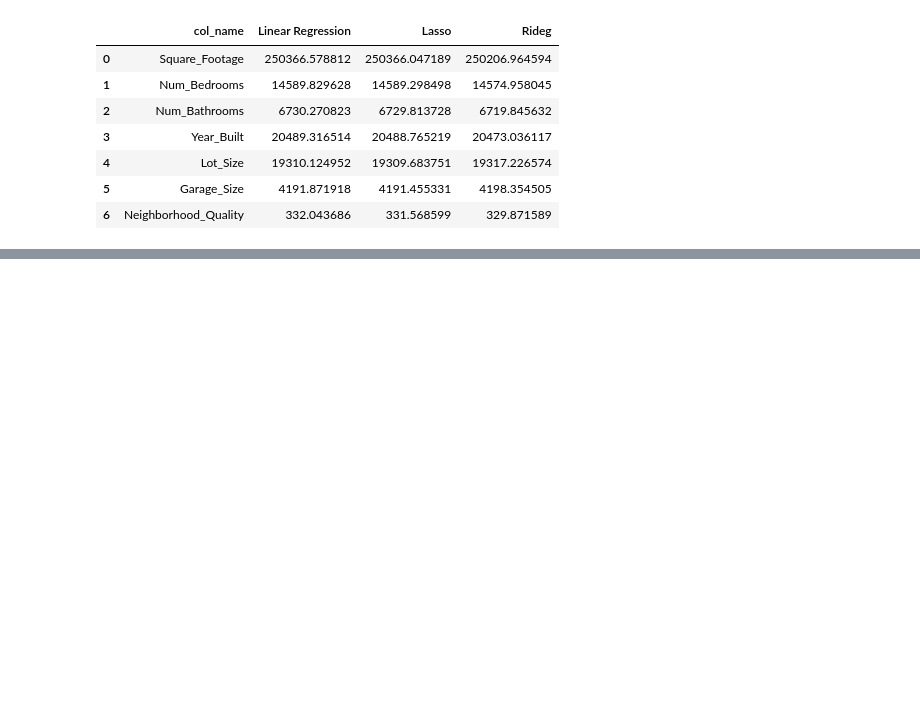
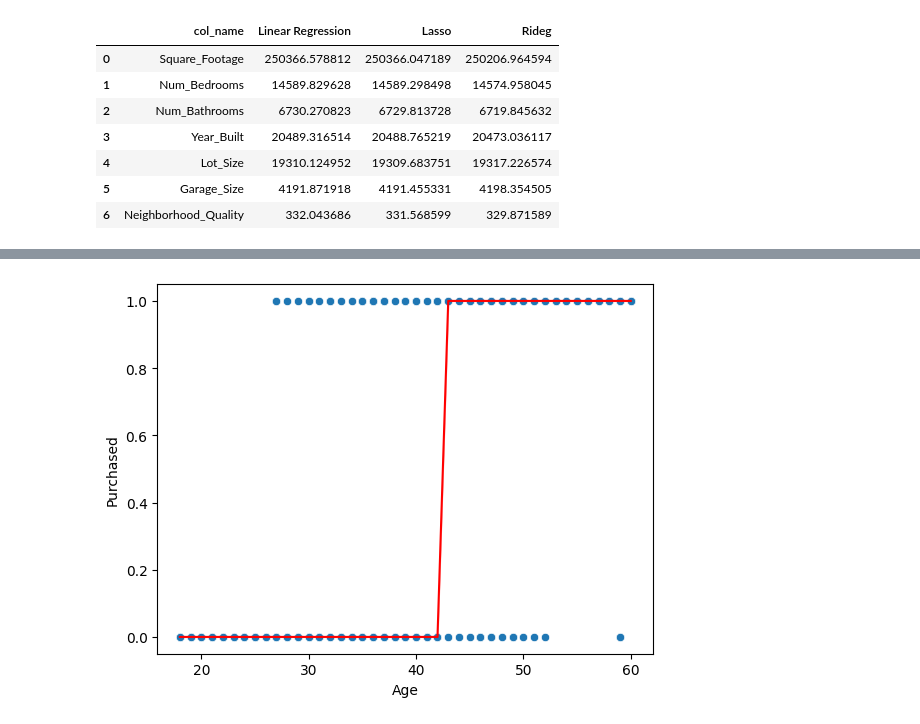
Before and after one commit to jaskiratbudhmaan-ship-it/LocalRepo, a Jupyter notebook: Machine_Learning2.ipynb, the cells around one changed output, grey strips where cells are left out. Cells and saved outputs as stored; diff of their text form; code cells hidden in the pictures; blank space fills up the shorter version.

```diff
--- a/Machine_Learning2.ipynb
+++ b/Machine_Learning2.ipynb
@@ -314,0 +346,6 @@ df
+# %%
+x = dataset[["Age"]]
+y = dataset[["Purchased"]]
+# %%
+from sklearn.model_selection import train_test_split
+x_train,x_test,y_train,y_test = train_test_split(x,y,test_size=0.2,random_state=42)
@@ -314,0 +366,6 @@ df
+# %%
+sns.scatterplot(x="Age",y="Purchased",data=dataset)
+sns.lineplot(x="Age",y=lr.predict(x),data=dataset,color="red")
+plt.show()
+# %% [output]
+[figure, added]
```
Also changed, not shown: parts of 23 cells of this notebook.
